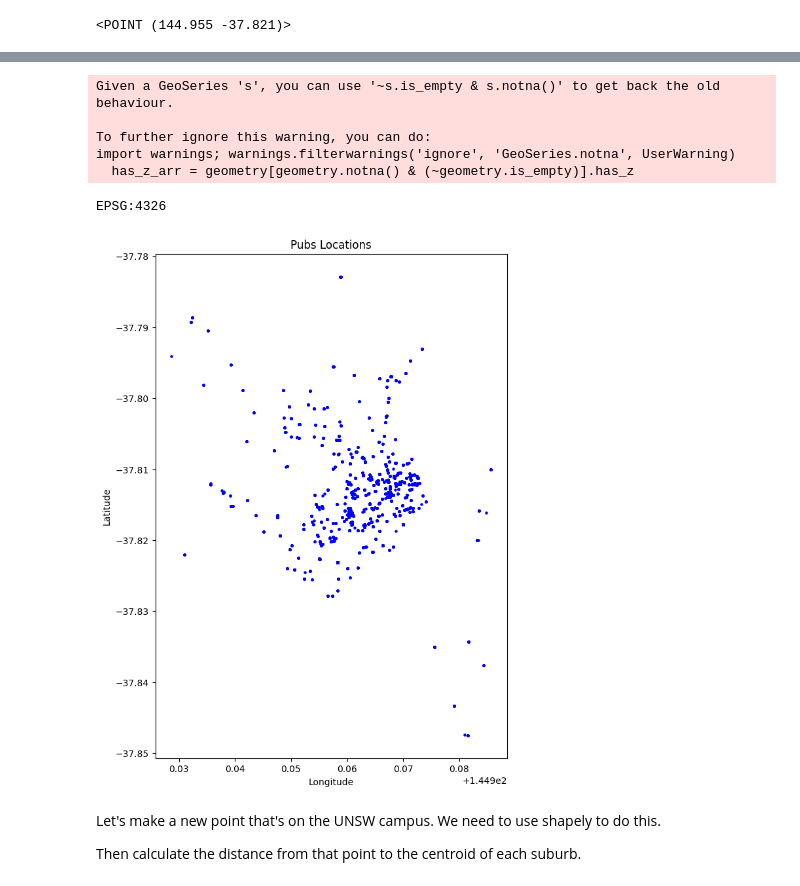
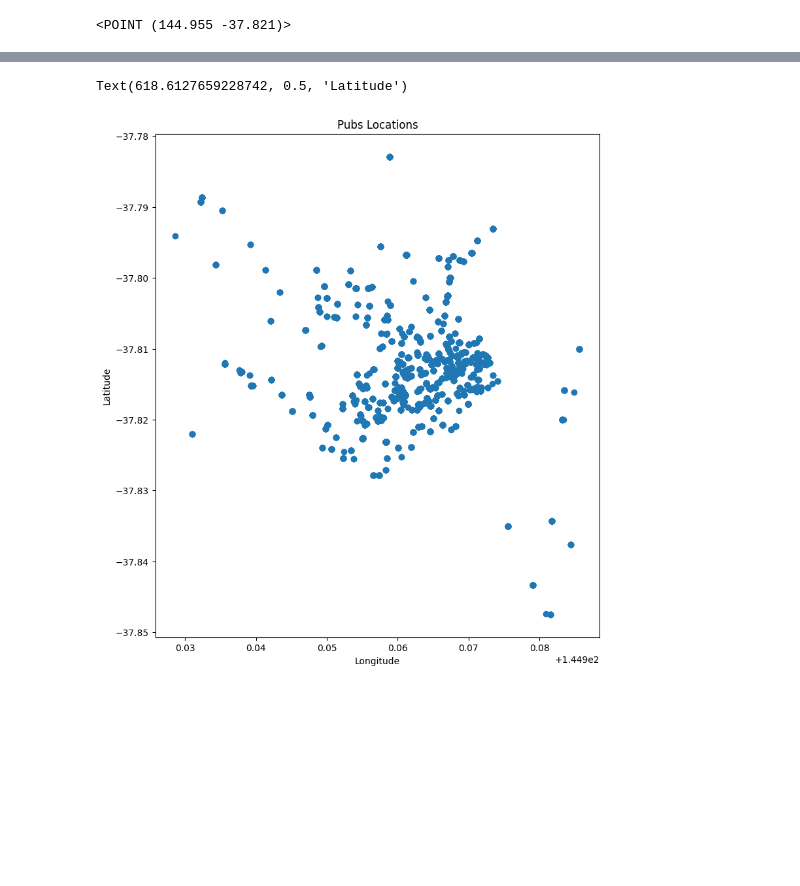
Before and after one commit to 79Stellaa/star_data, a Jupyter notebook: my map copy.ipynb, the cells around one changed output, grey strips where cells are left out. Drawn from its saved outputs; the diff is of its cells as text; code cells hidden in the pictures; blank space fills up the shorter version.

```diff
--- a/my map copy.ipynb
+++ b/my map copy.ipynb
@@ -222,8 +127,0 @@ output_shapefile = "/Users/stella/1161/star_data/my map/GDA94/vic_localities.shp
-# %%
-pub_gdf.to_file(output_shapefile, driver='ESRI Shapefile')
-# %% [output]
-Given a GeoSeries 's', you can use '~s.is_empty & s.notna()' to get back the old behaviour.
-
-To further ignore this warning, you can do:
-import warnings; warnings.filterwarnings('ignore', 'GeoSeries.notna', UserWarning)
-  has_z_arr = geometry[geometry.notna() & (~geometry.is_empty)].has_z
@@ -232,18 +128,8 @@ pub_gdf = gpd.read_file("/Users/stella/1161/star_data/my map/GDA94/vic_localitie
-# %%
-print(pub_gdf.crs)
-# %% [output]
-EPSG:4326
 # %%
-pub_gdf.plot(marker='o', color='blue', markersize=5)
-
+burbs.centroid.plot()
 plt.title("Pubs Locations")
 plt.xlabel("Longitude")
 plt.ylabel("Latitude")
-
-plt.show()
 # %% [output]
+Text(618.6127659228742, 0.5, 'Latitude')
-[figure, old version]
+[figure, new version]
-# %% [markdown]
-Let's make a new point that's on the UNSW campus. We need to use shapely to do this.
-
-Then calculate the distance from that point to the centroid of each suburb.
```
Also changed, not shown: parts of 39 cells of this notebook, 1 other file.
